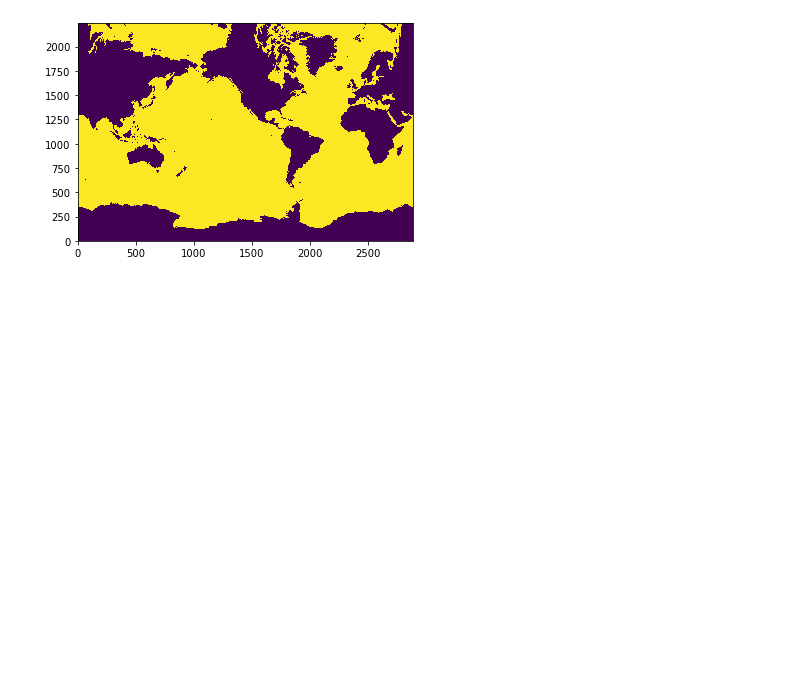
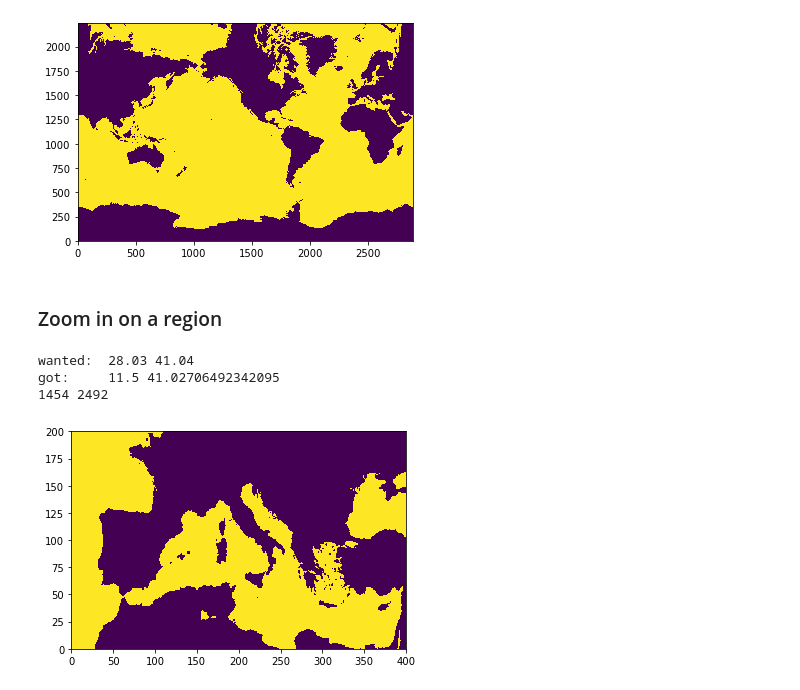
Before and after one commit to adcroft/thin-wall-topography, a Jupyter notebook: python/inspectTopography.ipynb, the cells around one changed output. Drawn from its saved outputs; the diff is of its cells as text; code cells hidden in the pictures; blank space fills up the shorter version.

```diff
--- a/python/inspectTopography.ipynb
+++ b/python/inspectTopography.ipynb
@@ -59,24 +63,32 @@ ice9_wet_min = ice9it(iseed,jseed,targ_hmin)
 plt.pcolormesh(ice9_wet_min);
 # %% [output]
 [figure]
+# %% [markdown]
+### Zoom in on a region
 # %%
 def get_indices(lon_grid,lat_grid,x,y):
     """This function returns the j,i indices for the grid point closest to the input lon,lat coordinates."""
     """It returns the j,i indices."""
     lons=np.fabs(lon_grid-x)
     lonm=np.where(lons==lons.min())
     lats=np.fabs(lat_grid-y)
     latm=np.where(lats==lats.min())
     j0=latm[0][0]
     i0=lonm[1][0]
     print("wanted: ",x,y)
     print("got:    ",lon_grid[j0,i0] , lat_grid[j0,i0])
     print(j0,i0)
     return j0,i0
 
 #Zoom in on Black Sea channel
 #j0,i0=get_indices(targ_x, targ_y ,29.03, 41.04)
-#di0,dj0=40,20
-#im,ip = i0-di0, i0+di0
-#jm,jp = j0-dj0, j0+dj0
-#plt.pcolormesh(targ_wet[jm:jp,im:ip])
+j0,i0=get_indices(targ_x, targ_y ,28.03, 41.04)
+di0,dj0=200,100
+im,ip = i0-di0, i0+di0
+jm,jp = j0-dj0, j0+dj0
+plt.pcolormesh(targ_wet[jm:jp,im:ip]);
+# %% [output]
+wanted:  28.03 41.04
+got:     11.5 41.02706492342095
+1454 2492
+[figure, added]
```
Also changed, not shown: parts of 13 cells of this notebook, 3 other files.
